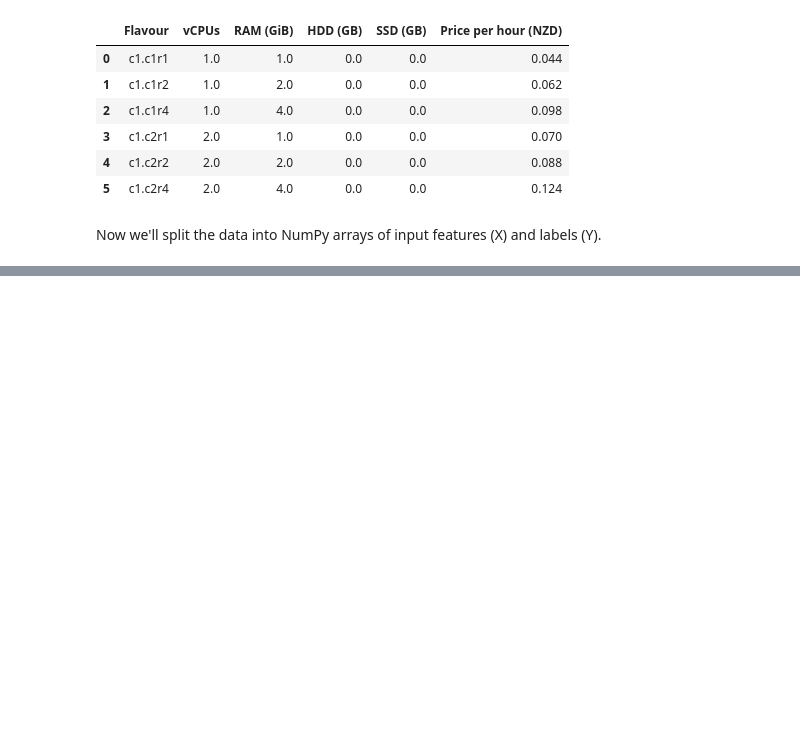
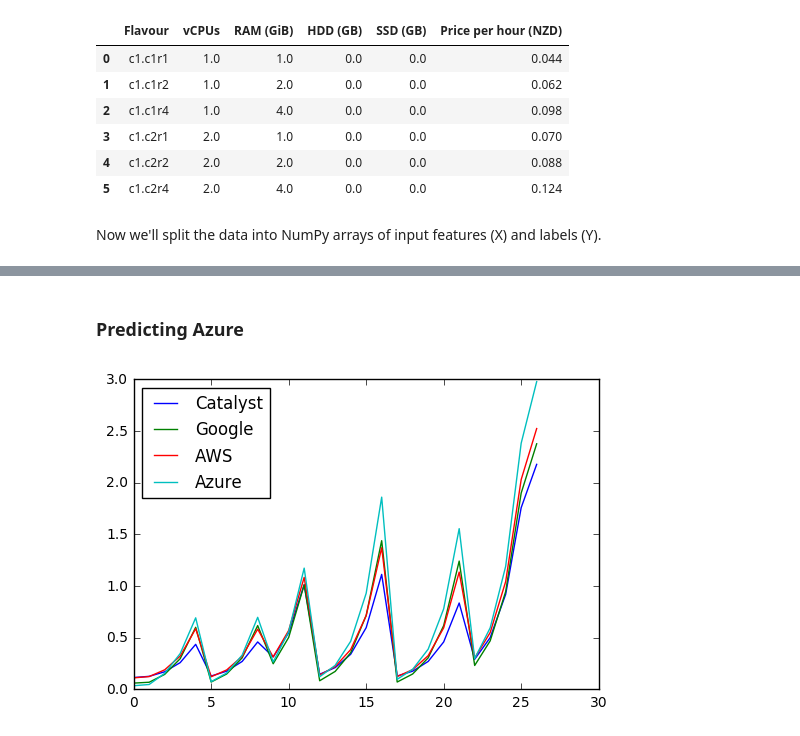
Before and after one commit to catalyst-cloud/catalystcloud-price-comparison, a Jupyter notebook: cloud_price_comparison.ipynb, the cells around one changed output, grey strips where cells are left out. Cells and saved outputs as stored; diff of their text form; code cells hidden in the pictures; blank space fills up the shorter version.

```diff
--- a/cloud_price_comparison.ipynb
+++ b/cloud_price_comparison.ipynb
@@ -106,0 +167,13 @@ prices
+# %% [markdown]
+### Predicting Azure
+# %%
+graph_pred([
+        "Catalyst", "Google", "AWS", "Azure"
+    ], [
+        catalyst_azure_price,
+        google_azure_price,
+        aws_azure_price,
+        azure_y
+    ])
+# %% [output]
+[figure, added]
```
Also changed, not shown: parts of 22 cells of this notebook.
